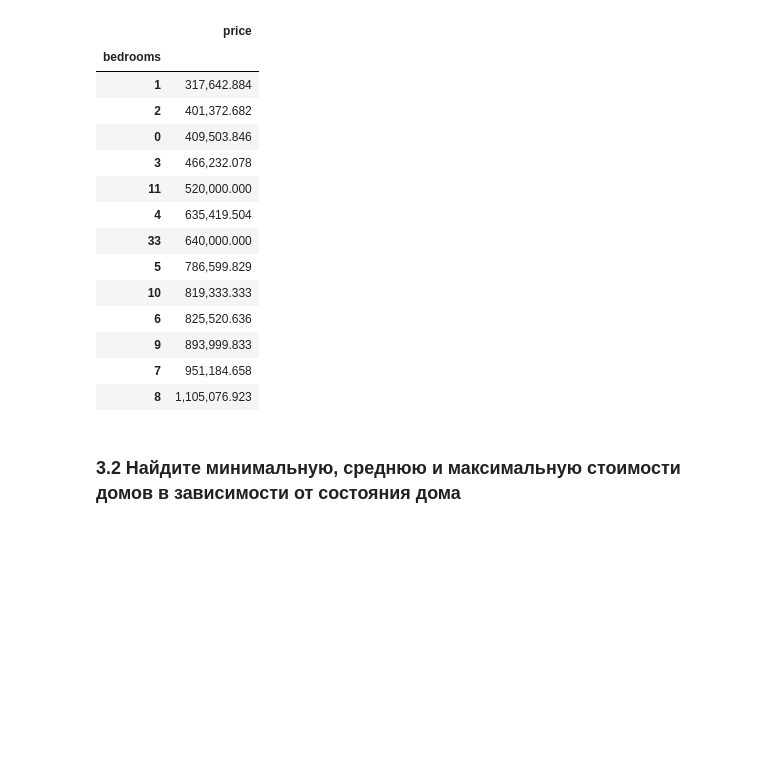
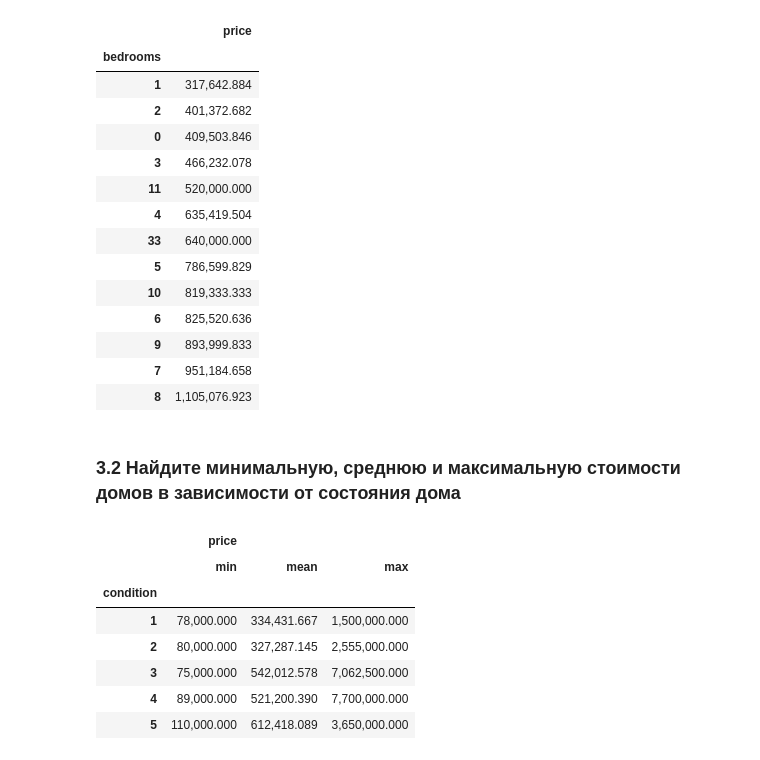
Before and after one commit to Olga643/Example, a Jupyter notebook: Untitled20.ipynb, the cells around one changed output. Cells and saved outputs as stored; diff of their text form; code cells hidden in the pictures; blank space fills up the shorter version.

```diff
--- a/Untitled20.ipynb
+++ b/Untitled20.ipynb
@@ -197,3 +197,14 @@ df.groupby('bedrooms').agg({'price': 'mean'}).sort_values('price')
 | 8 | 1,105,076.923 |
 # %% [markdown]
 ### 3.2 Найдите минимальную, среднюю и максимальную стоимости домов в зависимости от состояния дома
+# %%
+df.groupby('condition').agg({'price': ['min', 'mean', 'max']})
+# %% [output]
+|  | price |  |  |
+|  | min | mean | max |
+| condition |  |  |  |
+| 1 | 78,000.000 | 334,431.667 | 1,500,000.000 |
+| 2 | 80,000.000 | 327,287.145 | 2,555,000.000 |
+| 3 | 75,000.000 | 542,012.578 | 7,062,500.000 |
+| 4 | 89,000.000 | 521,200.390 | 7,700,000.000 |
+| 5 | 110,000.000 | 612,418.089 | 3,650,000.000 |
```
Also changed, not shown: parts of 15 cells of this notebook.
